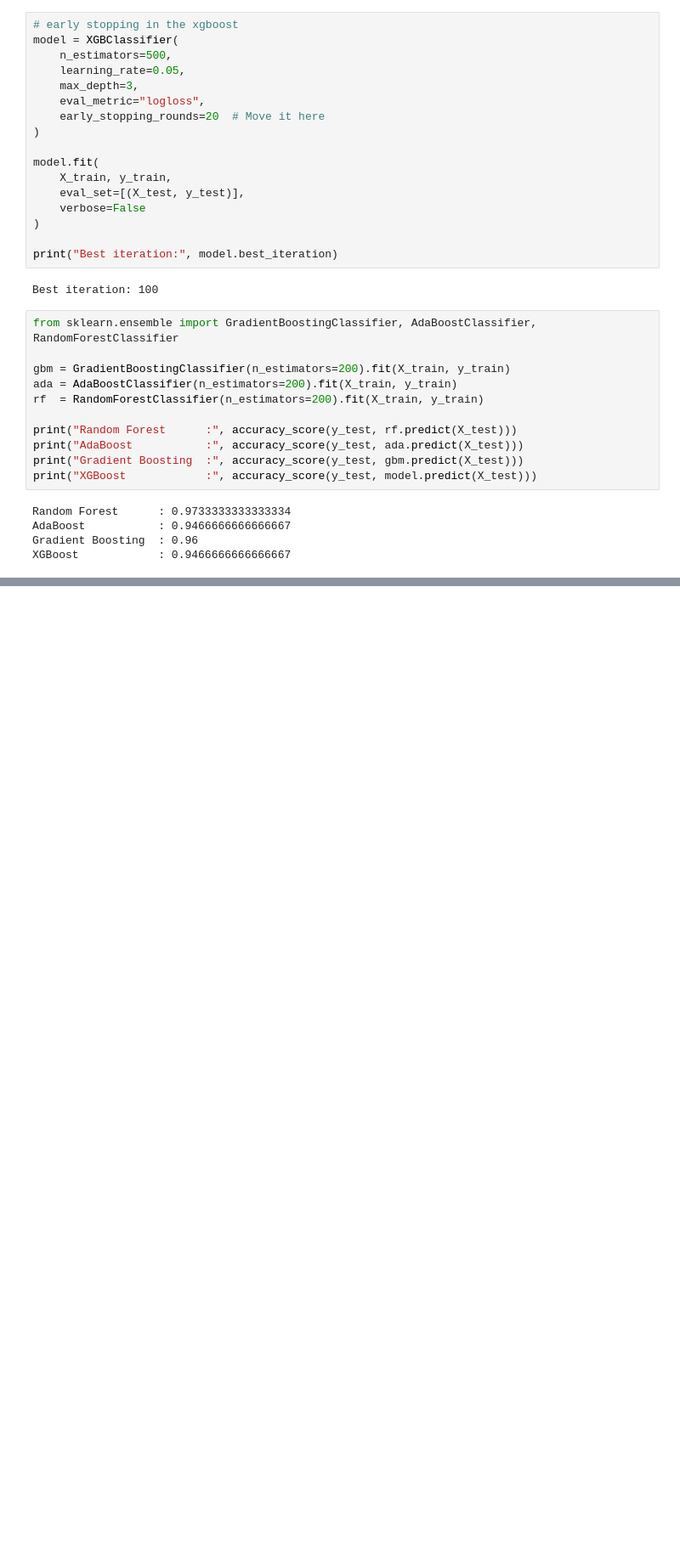
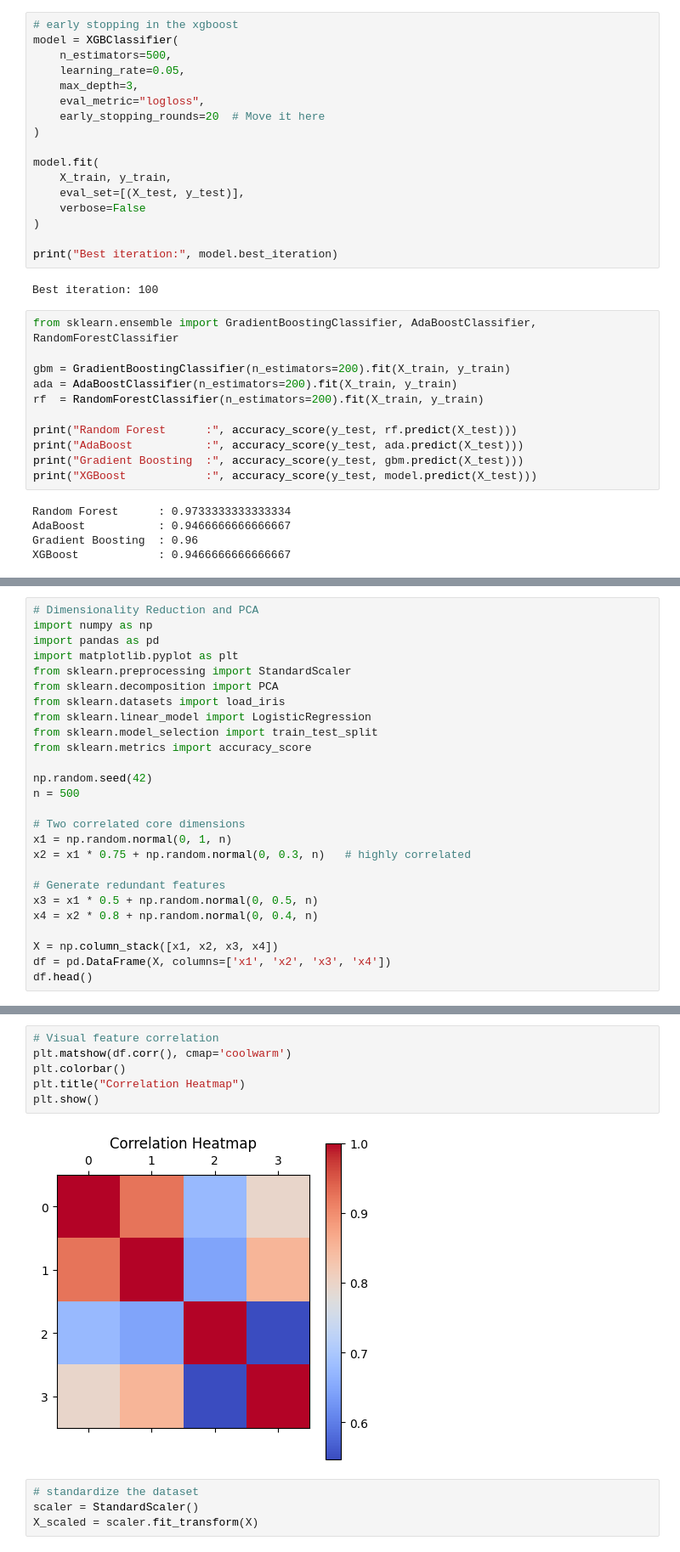
Before and after one commit to avikumart/DA-DS-Questions, a Jupyter notebook: ML_coding/Ml_coding_and_interviewn_practice.ipynb, the cells around one changed output, grey strips where cells are left out. Shown at 85% size. Saved outputs shown, nothing was run; the diff lists cells and outputs as text; blank space fills up the shorter version.

```diff
--- a/ML_coding/Ml_coding_and_interviewn_practice.ipynb
+++ b/ML_coding/Ml_coding_and_interviewn_practice.ipynb
@@ -2118,0 +2123,26 @@ XGBoost            : 0.9466666666666667
+# %%
+# Dimensionality Reduction and PCA
+import numpy as np
+import pandas as pd
+import matplotlib.pyplot as plt
+from sklearn.preprocessing import StandardScaler
+from sklearn.decomposition import PCA
+from sklearn.datasets import load_iris
+from sklearn.linear_model import LogisticRegression
+from sklearn.model_selection import train_test_split
+from sklearn.metrics import accuracy_score
+
+np.random.seed(42)
+n = 500
+
+# Two correlated core dimensions
+x1 = np.random.normal(0, 1, n)
+x2 = x1 * 0.75 + np.random.normal(0, 0.3, n)   # highly correlated
+
+# Generate redundant features
+x3 = x1 * 0.5 + np.random.normal(0, 0.5, n)
+x4 = x2 * 0.8 + np.random.normal(0, 0.4, n)
+
+X = np.column_stack([x1, x2, x3, x4])
+df = pd.DataFrame(X, columns=['x1', 'x2', 'x3', 'x4'])
+df.head()
@@ -2118,0 +2156,12 @@ XGBoost            : 0.9466666666666667
+# %%
+# Visual feature correlation
+plt.matshow(df.corr(), cmap='coolwarm')
+plt.colorbar()
+plt.title("Correlation Heatmap")
+plt.show()
+# %% [output]
+[figure, added]
+# %%
+# standardize the dataset
+scaler = StandardScaler()
+X_scaled = scaler.fit_transform(X)
```
Also changed, not shown: parts of 14 cells of this notebook.
